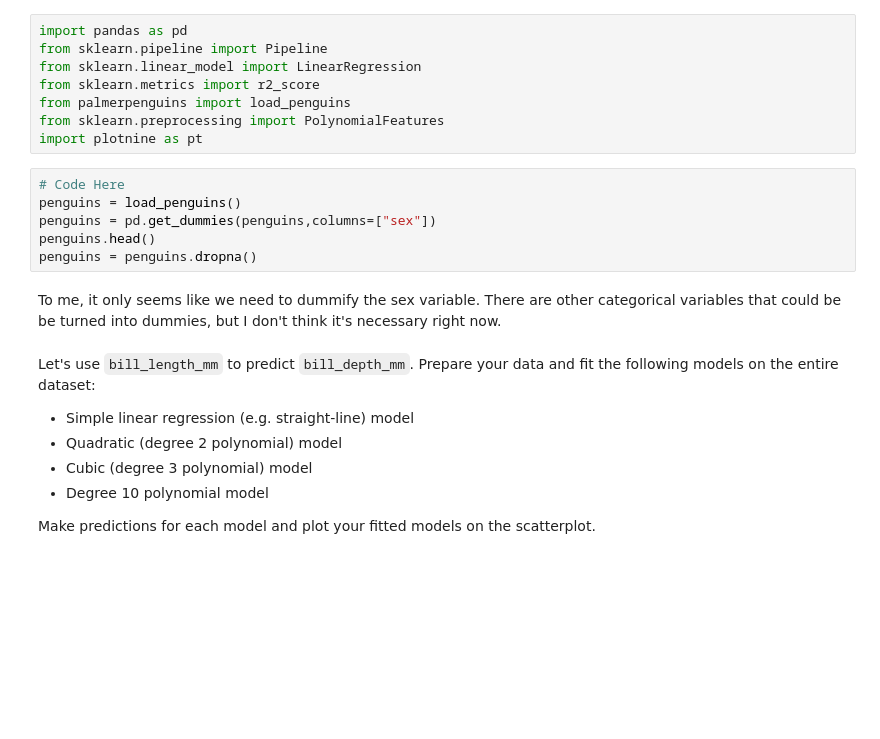
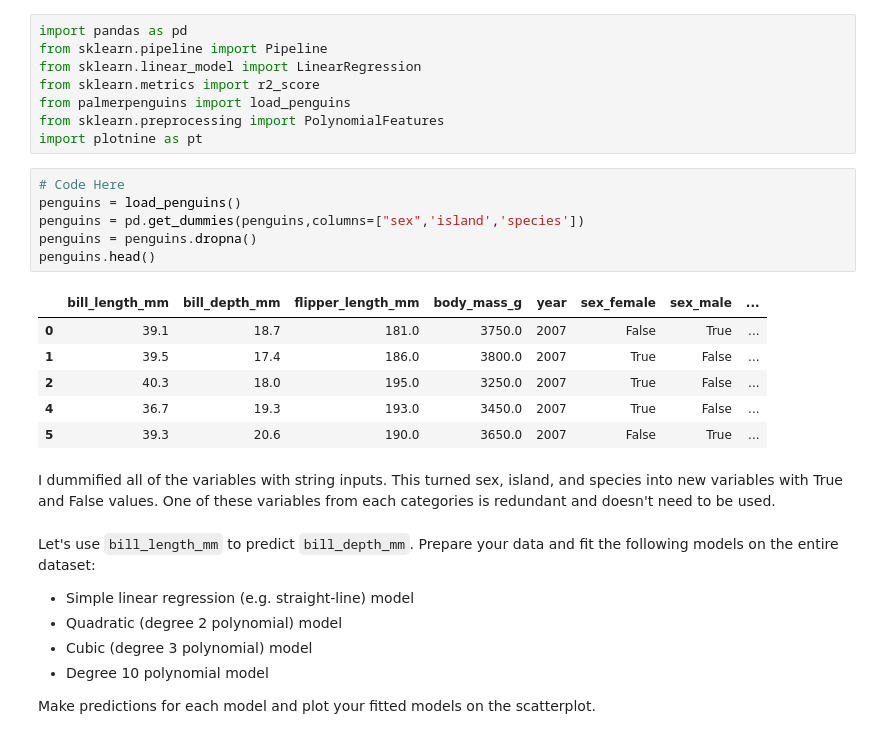
Before and after one commit to wkapner/GSB_544, a Jupyter notebook: Practice_Activities/Practice_Activity_Polynomial_Regression.ipynb, the cells around one changed output. Drawn from its saved outputs; the diff is of its cells as text; blank space fills up the shorter version.

```diff
--- a/Practice_Activities/Practice_Activity_Polynomial_Regression.ipynb
+++ b/Practice_Activities/Practice_Activity_Polynomial_Regression.ipynb
@@ -31,11 +31,18 @@ import plotnine as pt
 # %%
 # Code Here
 penguins = load_penguins()
-penguins = pd.get_dummies(penguins,columns=["sex"])
+penguins = pd.get_dummies(penguins,columns=["sex",'island','species'])
+penguins = penguins.dropna()
 penguins.head()
-penguins = penguins.dropna()
+# %% [output]
+|  | bill_length_mm | bill_depth_mm | flipper_length_mm | body_mass_g | year | sex_female | sex_male | ... |
+| 0 | 39.1 | 18.7 | 181.0 | 3750.0 | 2007 | False | True | ... |
+| 1 | 39.5 | 17.4 | 186.0 | 3800.0 | 2007 | True | False | ... |
+| 2 | 40.3 | 18.0 | 195.0 | 3250.0 | 2007 | True | False | ... |
+| 4 | 36.7 | 19.3 | 193.0 | 3450.0 | 2007 | True | False | ... |
+| 5 | 39.3 | 20.6 | 190.0 | 3650.0 | 2007 | False | True | ... |
-# %% [markdown]
-To me, it only seems like we need to dummify the sex variable. There are other categorical variables that could be be turned into dummies, but I don't think it's necessary right now.
+# %% [markdown]
+I dummified all of the variables with string inputs. This turned sex, island, and species into new variables with True and False values. One of these variables from each categories is redundant and doesn't need to be used.
 # %% [markdown]
 Let's use `bill_length_mm` to predict `bill_depth_mm`. Prepare your data and fit the following models on the entire dataset:
 
```
Also changed, not shown: 1 other file.
